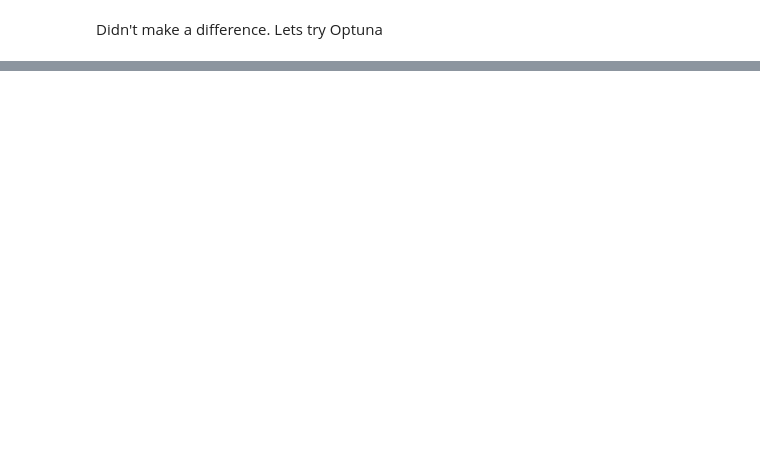
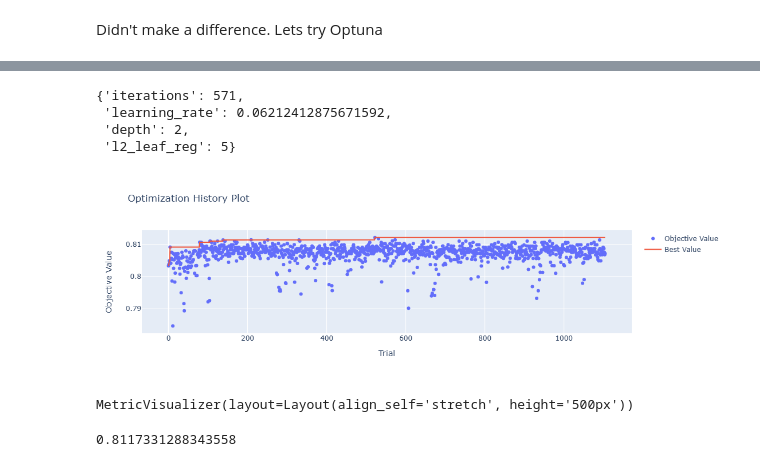
Before and after one commit to msnkr/kaggle_comps, a Jupyter notebook: Spaceship Titanic/Untitled2.ipynb, the cells around one changed output, grey strips where cells are left out. Cells and saved outputs as stored; diff of their text form; code cells hidden in the pictures; blank space fills up the shorter version.

```diff
--- a/Spaceship Titanic/Untitled2.ipynb
+++ b/Spaceship Titanic/Untitled2.ipynb
@@ -170,0 +190,2 @@ def objective(trial):
+# %%
+study = optuna.create_study(direction="maximize")
@@ -170,0 +214,11 @@ def objective(trial):
+# %%
+study.best_params
+# %% [output]
+{'iterations': 571,
+ 'learning_rate': 0.06212412875671592,
+ 'depth': 2,
+ 'l2_leaf_reg': 5}
+# %%
+optuna.visualization.plot_optimization_history(study)
+# %% [output]
+[figure, added]
@@ -170,0 +227,8 @@ def objective(trial):
+# %%
+model.fit(X_train_encoded, y_train, plot=True, eval_set=(X_valid_encoded, y_valid));
+# %% [output]
+MetricVisualizer(layout=Layout(align_self='stretch', height='500px'))
+# %%
+model.score(X_valid_encoded, y_valid)
+# %% [output]
+0.8117331288343558
```
Also changed, not shown: parts of 10 cells of this notebook, 10 other files.
